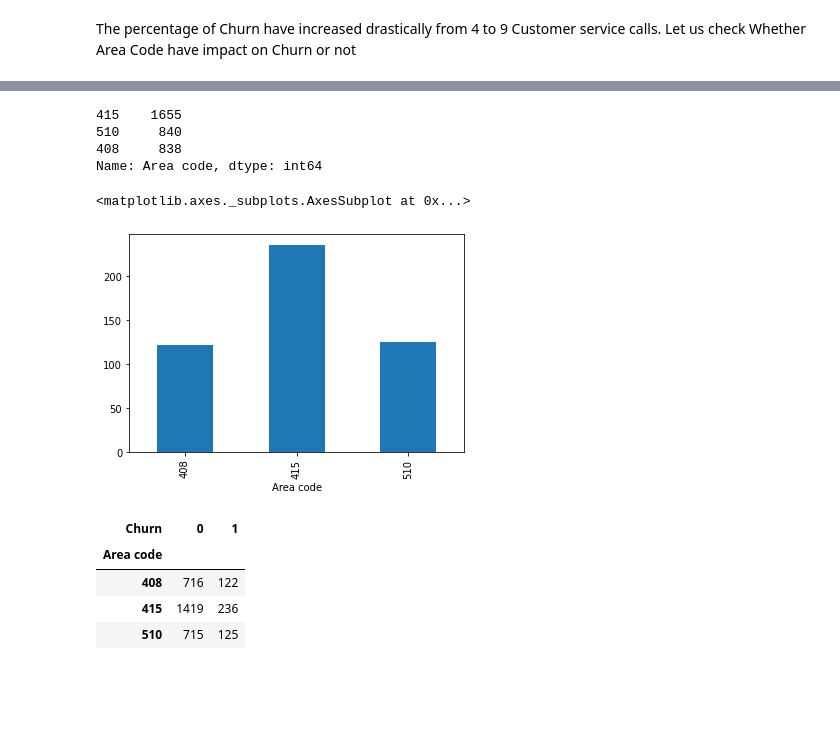
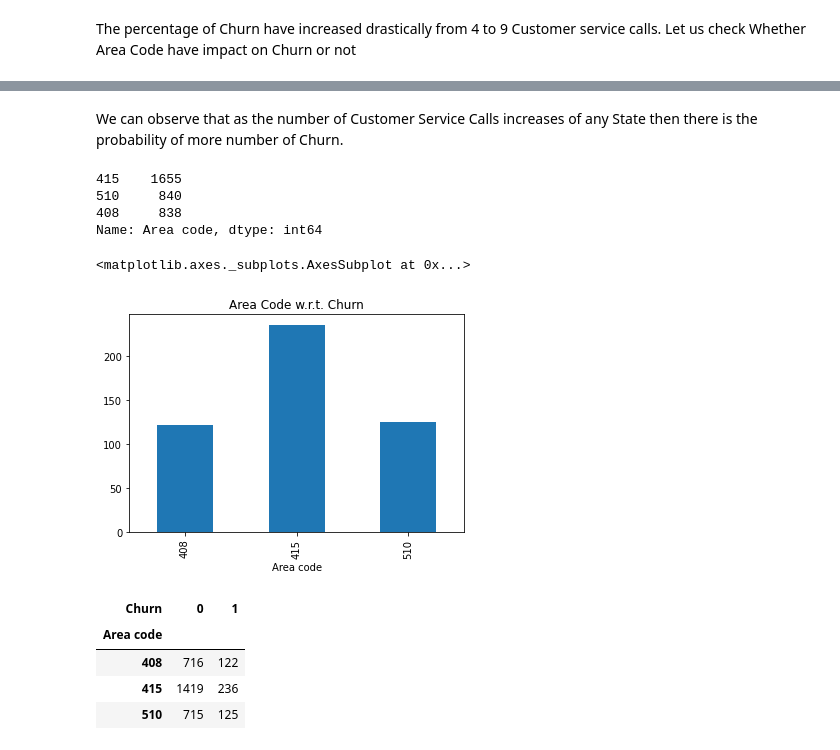
Before and after one commit to DT22179/Telecom-Churn-Analysis, a Jupyter notebook: Telecom_Churn_Analysis_Capstone_Project.ipynb, the cells around one changed output, grey strips where cells are left out. Cells and saved outputs as stored; diff of their text form; code cells hidden in the pictures; blank space fills up the shorter version.

```diff
--- a/Telecom_Churn_Analysis_Capstone_Project.ipynb
+++ b/Telecom_Churn_Analysis_Capstone_Project.ipynb
@@ -525,3 +585,5 @@ The percentage of Churn have increased drastically from 4 to 9 Customer service
+# %% [markdown]
+We can observe that as the number of Customer Service Calls increases of any State then there is the probability of more number of Churn.
 # %%
 tele_df['Area code'].value_counts()
 # %% [output]
@@ -530,10 +592,11 @@ tele_df['Area code'].value_counts()
 408     838
 Name: Area code, dtype: int64
 # %%
+plt.title("Area Code w.r.t. Churn")
 tele_df.groupby('Area code')['Churn'].sum().plot(kind='bar')
 # %% [output]
 <matplotlib.axes._subplots.AxesSubplot at 0x...>
-[figure, old version]
+[figure, new version]
 # %%
 pd.crosstab(tele_df['Area code'], tele_df['Churn'])
 # %% [output]
```
Also changed, not shown: parts of 19 cells of this notebook.
